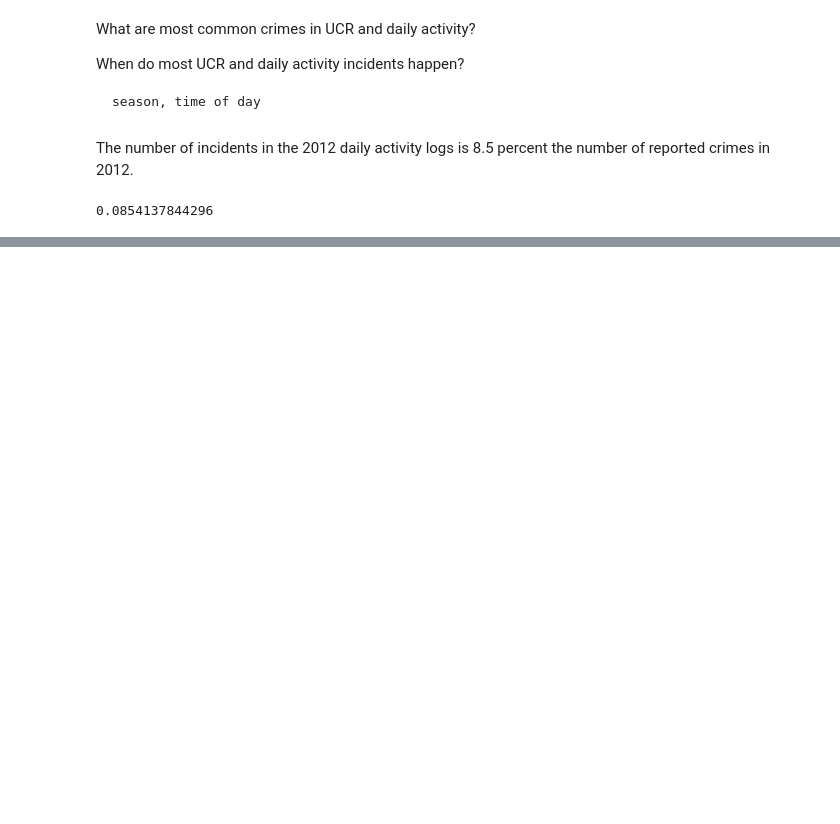
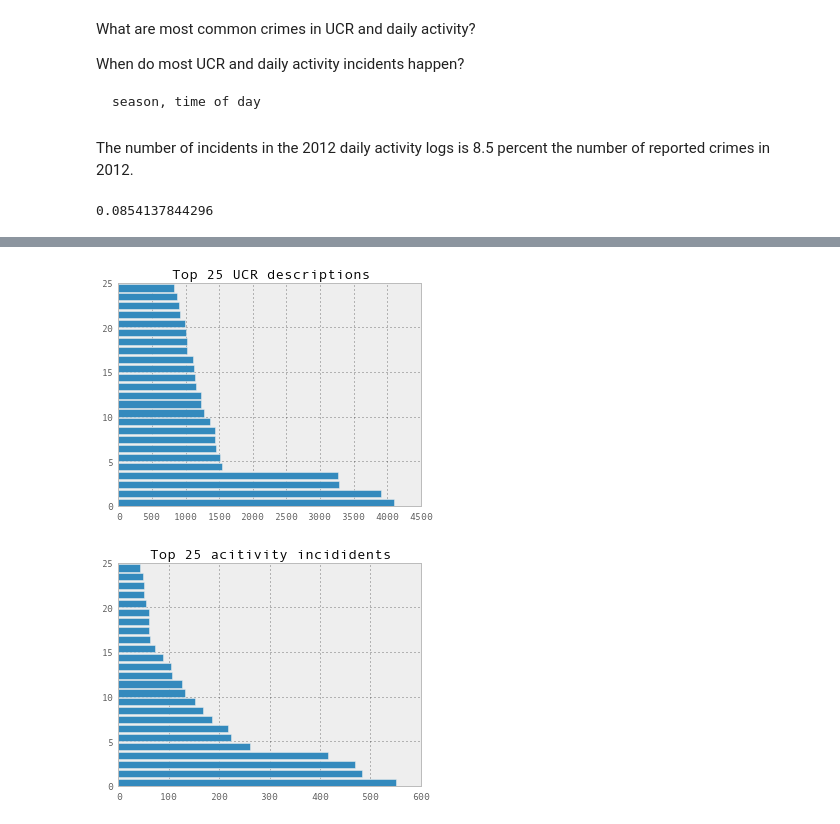
Before and after one commit to dankeemahill/dailyactivity, a Jupyter notebook: analysis.ipynb, the cells around one changed output, grey strips where cells are left out. Drawn from its saved outputs; the diff is of its cells as text; code cells hidden in the pictures; blank space fills up the shorter version.

```diff
--- a/analysis.ipynb
+++ b/analysis.ipynb
@@ -81,0 +84,25 @@ Median incidents per crime: 6.0
+# %%
+top_ucrs = ucr.groupby(['Description']).count().sort_index(by='Description',
+                                                         ascending=False)[0:25]
+
+top_crimes = crimes.groupby(['Crime']).count().sort_index(by='Crime',
+                                                          ascending=False)[0:25]
+
+fig = plt.figure()
+fig.subplots_adjust(left=0.2, wspace=0.6)
+
+ax1 = fig.add_subplot(111)
+ax1.set_title('Top 25 UCR descriptions')
+ax1.barh(xrange(25), top_ucrs['Description'])
+plt.show()
+
+fig = plt.figure()
+fig.subplots_adjust(left=0.2, wspace=0.6)
+
+ax2 = fig.add_subplot(111)
+ax2.set_title('Top 25 acitivity incididents')
+ax2.barh(xrange(25), top_crimes['Crime'])
+plt.show()
+# %% [output]
+[figure, added]
+[figure, added]
```
Also changed, not shown: parts of 2 cells of this notebook.
